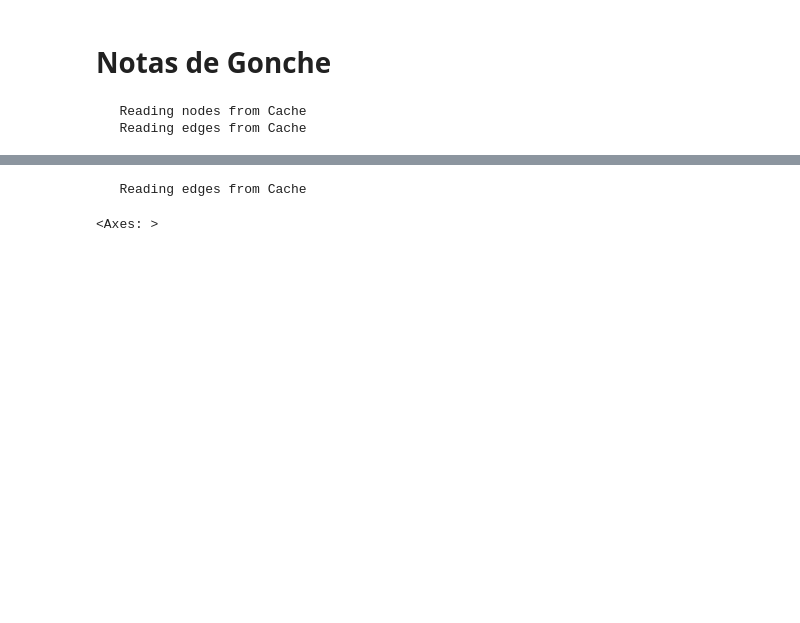
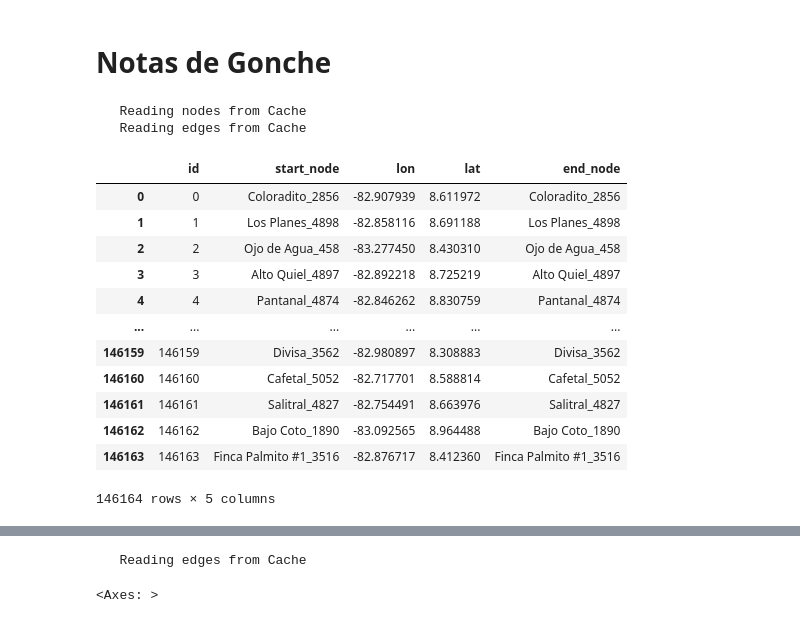
Before and after one commit to minigonche/synthetic_mobility_data_generator, a Jupyter notebook: Gonche's Notes.ipynb, the cells around one changed output, grey strips where cells are left out. Cells and saved outputs as stored; diff of their text form; code cells hidden in the pictures; blank space fills up the shorter version.

```diff
--- a/Gonche's Notes.ipynb
+++ b/Gonche's Notes.ipynb
@@ -29,6 +25,0 @@ NOISE = "noise"
-# %%
-nodes = population_network.nodes
-edges = population_network.edges
-# %% [output]
-   Reading nodes from Cache
-   Reading edges from Cache
@@ -63,22 +26,57 @@ device_trajectories[con.END_NODE] = device_trajectories[con.START_NODE]
 # %%
+
 # Extracts Neighbors
 adjacent_nodes = {}
 
-for node_id in nodes[con.ID]:
+for node_id in population_network.nodes[con.ID]:
 
     # Creates the slice
     neighbors = set([node_id])
 
     # Node 1
     try:
-        neighbors = neighbors.union(edges.loc[pd.IndexSlice[node_id, :], con.NODE_ID2].values)
+        neighbors = neighbors.union(population_network.edges.loc[pd.IndexSlice[node_id, :], con.NODE_ID2].values)
     except KeyError:
         pass
 
     # Node 2
     try:
-        neighbors = neighbors.union(edges.loc[pd.IndexSlice[:,node_id], con.NODE_ID1].values)
+        neighbors = neighbors.union(population_network.edges.loc[pd.IndexSlice[:,node_id], con.NODE_ID1].values)
     except KeyError:
         pass
 
     adjacent_nodes[node_id] = list(neighbors)
+
+# Starts Simulation
+
+# Percentage of Population with coverage
+population_with_coverage = 0.3
+
+total_elements = int(np.round(population_with_coverage*population_network.nodes[con.POPULATION].sum()))
+
+ids = np.array([i for i in range(total_elements)])
+
+# Creates ID
+device_positions = population_network.initial_sample(ids)
+
+device_trajectories = device_positions.rename(columns = {con.NODE_ID : con.START_NODE})
+
+device_trajectories[con.END_NODE] = device_trajectories[con.START_NODE]
+
+device_trajectories
+# %% [output]
+   Reading nodes from Cache
+   Reading edges from Cache
+|  | id | start_node | lon | lat | end_node |
+| 0 | 0 | Coloradito_2856 | -82.907939 | 8.611972 | Coloradito_2856 |
+| 1 | 1 | Los Planes_4898 | -82.858116 | 8.691188 | Los Planes_4898 |
+| 2 | 2 | Ojo de Agua_458 | -83.277450 | 8.430310 | Ojo de Agua_458 |
+| 3 | 3 | Alto Quiel_4897 | -82.892218 | 8.725219 | Alto Quiel_4897 |
+| 4 | 4 | Pantanal_4874 | -82.846262 | 8.830759 | Pantanal_4874 |
+| ... | ... | ... | ... | ... | ... |
+| 146159 | 146159 | Divisa_3562 | -82.980897 | 8.308883 | Divisa_3562 |
+| 146160 | 146160 | Cafetal_5052 | -82.717701 | 8.588814 | Cafetal_5052 |
+| 146161 | 146161 | Salitral_4827 | -82.754491 | 8.663976 | Salitral_4827 |
+| 146162 | 146162 | Bajo Coto_1890 | -83.092565 | 8.964488 | Bajo Coto_1890 |
+| 146163 | 146163 | Finca Palmito #1_3516 | -82.876717 | 8.412360 | Finca Palmito #1_3516 |
+146164 rows × 5 columns
```
Also changed, not shown: parts of 15 cells of this notebook, 10 other files.
